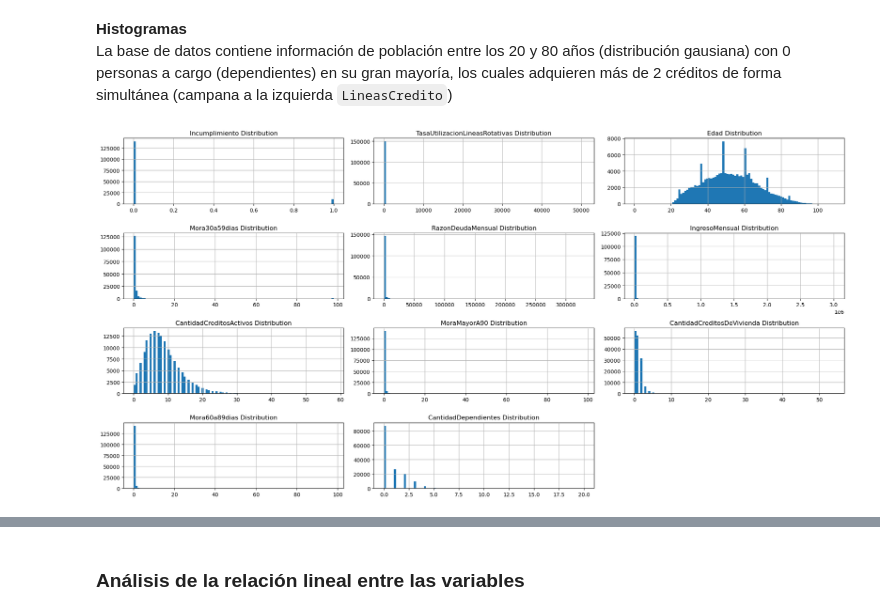
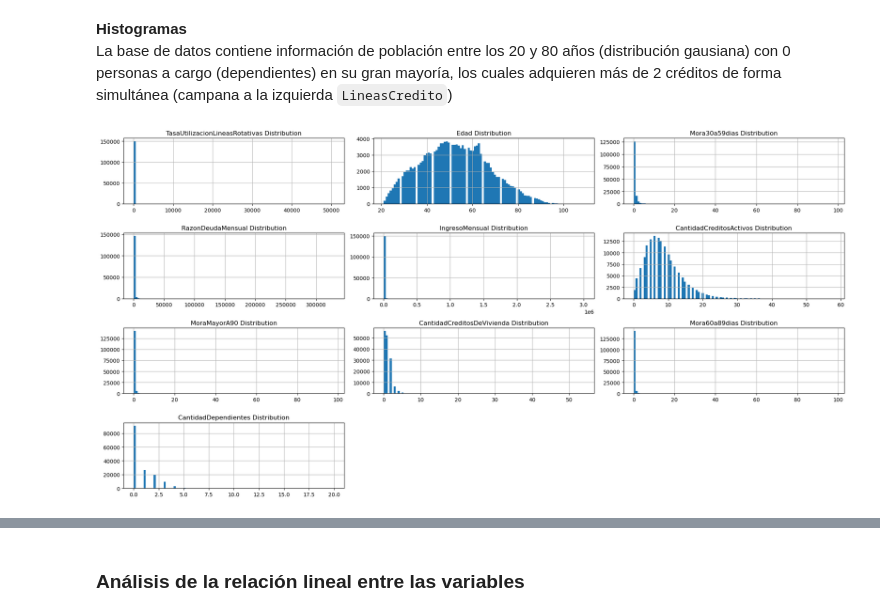
Before and after one commit to 00Fede/givemesomecredit, a Jupyter notebook: Preprocessing.ipynb, the cells around one changed output, grey strips where cells are left out. Saved outputs shown, nothing was run; the diff lists cells and outputs as text; code cells hidden in the pictures.

Commit message:
histogram for test data

```diff
--- a/Preprocessing.ipynb
+++ b/Preprocessing.ipynb
@@ -91,22 +91,24 @@ d.head(10)
 <br> Estas especificaciones están contenidas en la Tabla 2 del trabajo de monografía.
 # %%
 # renombramiento de variables
-d.rename(
-    columns={
-        "RevolvingUtilizationOfUnsecuredLines": "TasaUtilizacionLineasRotativas",
-        "age": "Edad",
-        "NumberOfTime30-59DaysPastDueNotWorse": "Mora30a59dias",
-        "DebtRatio": "RazonDeudaMensual",
-        "MonthlyIncome": "IngresoMensual",
-        "NumberOfOpenCreditLinesAndLoans": "CantidadCreditosActivos",
-        "NumberOfTimes90DaysLate": "MoraMayorA90",
-        "NumberRealEstateLoansOrLines": "CantidadCreditosDeVivienda",
-        "NumberOfTime60-89DaysPastDueNotWorse": "Mora60a89dias",
-        "NumberOfDependents": "CantidadDependientes",
-        "SeriousDlqin2yrs": "Incumplimiento"
-    },
-    inplace=True,
-)
+def rename_variables(df):
+    return df.rename(
+        columns={
+            "RevolvingUtilizationOfUnsecuredLines": "TasaUtilizacionLineasRotativas",
+            "age": "Edad",
+            "NumberOfTime30-59DaysPastDueNotWorse": "Mora30a59dias",
+            "DebtRatio": "RazonDeudaMensual",
+            "MonthlyIncome": "IngresoMensual",
+            "NumberOfOpenCreditLinesAndLoans": "CantidadCreditosActivos",
+            "NumberOfTimes90DaysLate": "MoraMayorA90",
+            "NumberRealEstateLoansOrLines": "CantidadCreditosDeVivienda",
+            "NumberOfTime60-89DaysPastDueNotWorse": "Mora60a89dias",
+            "NumberOfDependents": "CantidadDependientes",
+            "SeriousDlqin2yrs": "Incumplimiento"
+        }
+    )
+d = rename_variables(d)
+test = rename_variables(test)
 # %% [markdown]
 La primera columna de los datos de entrenamiento y validación identificada como `Unnamed: 0` corresponde a un identificador de fila que no aporta valor al modelo, por lo tanto se elimina.
 # %%
@@ -158,9 +160,10 @@ d.describe()
 <br> La base de datos contiene información de población entre los 20 y 80 años (distribución gausiana) con 0 personas a cargo (dependientes) en su gran mayoría, los cuales adquieren más de 2 créditos de forma simultánea (campana a la izquierda `LineasCredito`)
 # %%
 #Lista de variables numéricas
-numCols=d.select_dtypes(include = ['float64','int32','int64']).columns.tolist()
+features = d.columns.tolist()
+features.remove('Incumplimiento')
 
 # filter d only with numCols columns
-draw_histograms(d[numCols], d[numCols].columns, 4, 3)
+draw_histograms(d[features], d[features].columns, 4, 3)
 # %% [output]
-[figure, old version]
+[figure, new version]
```
Also changed, not shown: parts of 8 cells of this notebook.
